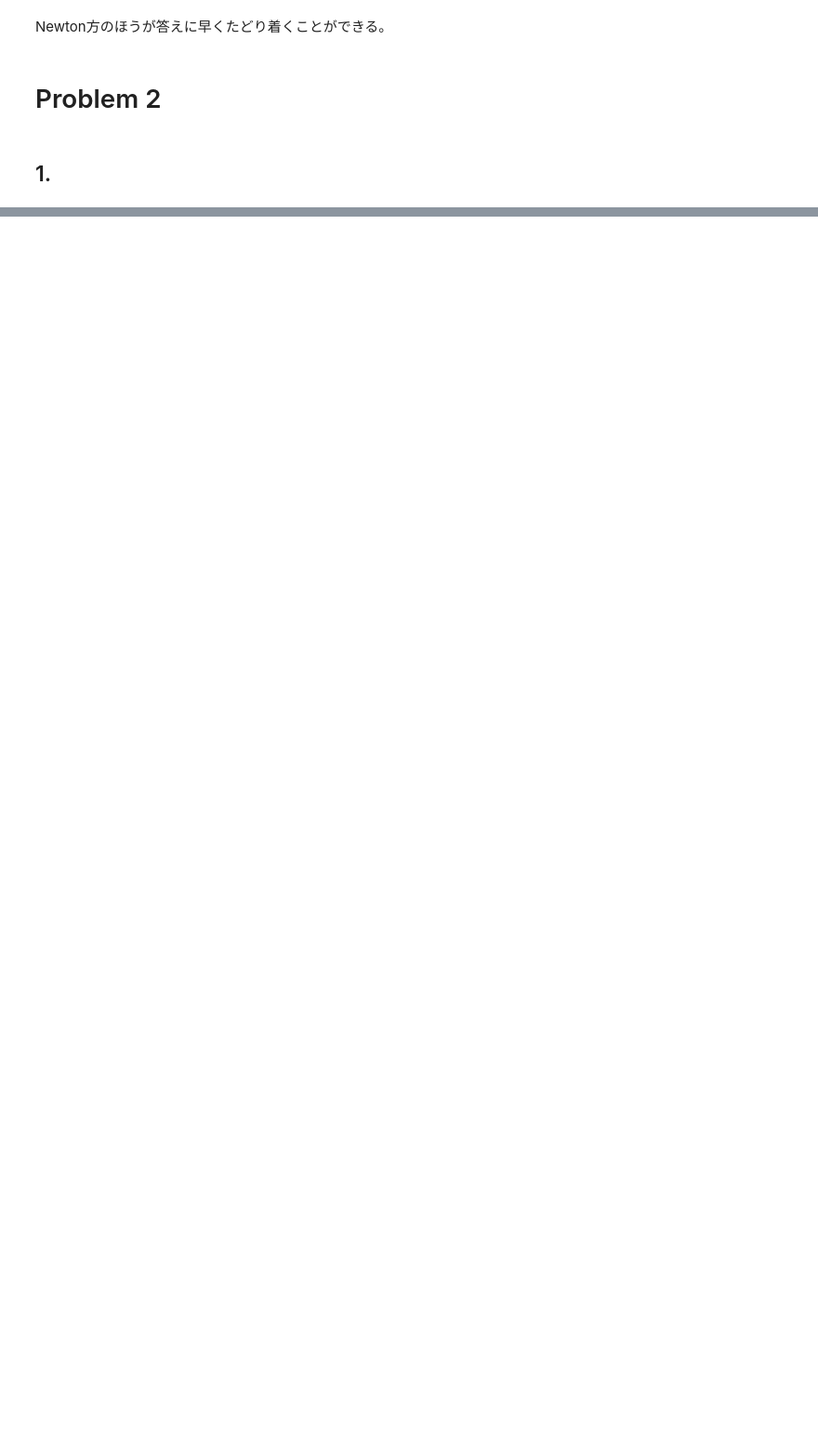
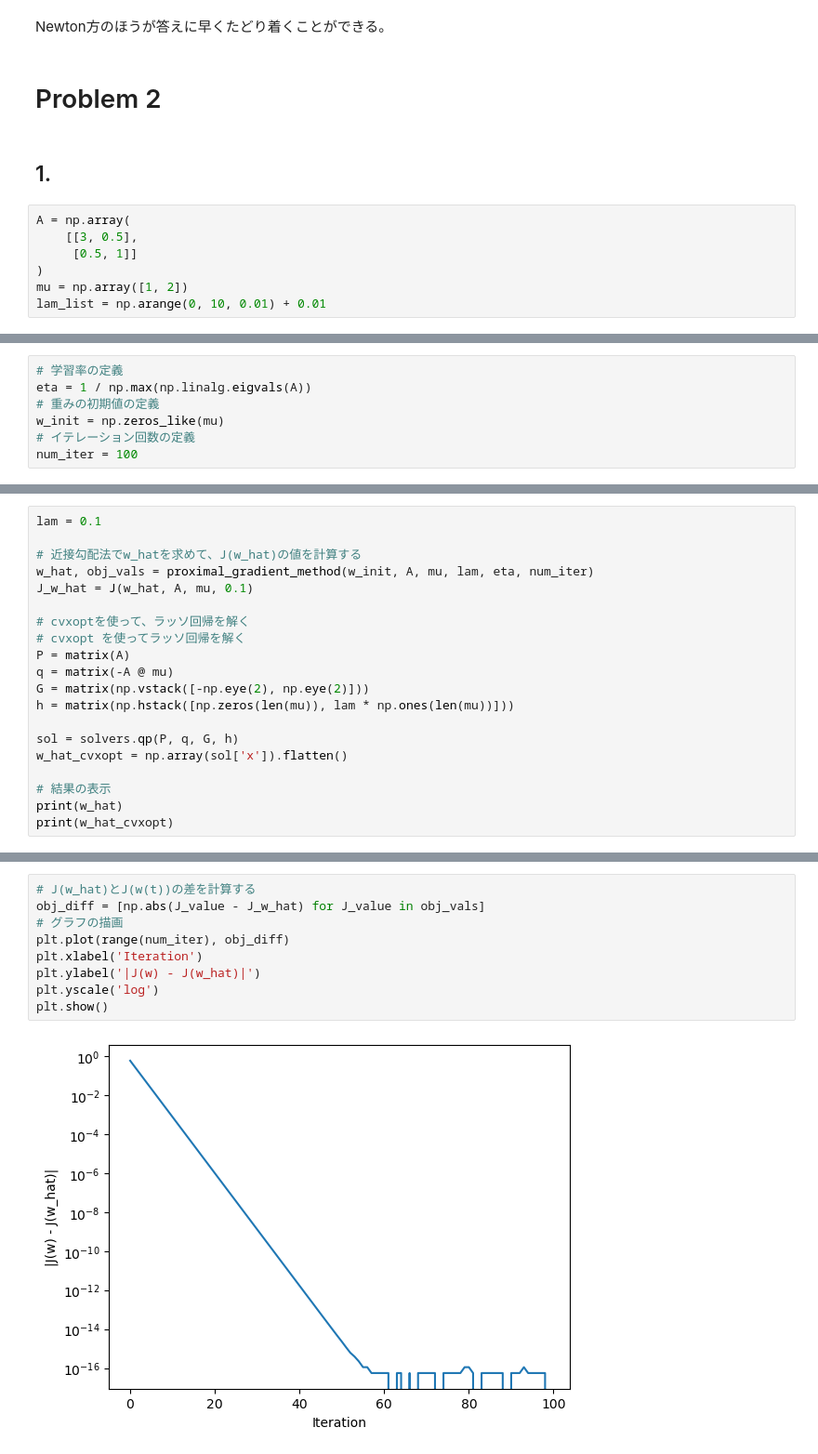
Before and after one commit to udaizin/adv_ml, a Jupyter notebook: midterm.ipynb, the cells around one changed output, grey strips where cells are left out. Shown at 93% size. Drawn from its saved outputs; the diff is of its cells as text; blank space fills up the shorter version.

```diff
--- a/midterm.ipynb
+++ b/midterm.ipynb
@@ -125,3 +126,10 @@ Newton方のほうが答えに早くたどり着くことができる。
 # Problem 2
 # %% [markdown]
 ## 1.
+# %%
+A = np.array(
+    [[3, 0.5],
+     [0.5, 1]]
+)
+mu = np.array([1, 2])
+lam_list = np.arange(0, 10, 0.01) + 0.01
@@ -128 +156,8 @@ Newton方のほうが答えに早くたどり着くことができる。
+# %%
+# 学習率の定義
+eta = 1 / np.max(np.linalg.eigvals(A))
+# 重みの初期値の定義
+w_init = np.zeros_like(mu)
+# イテレーション回数の定義
+num_iter = 100
 # %%
@@ -144,0 +181,20 @@ def proximal_gradient_method(w_init, A, mu, lam, eta, num_iter):
+# %%
+lam = 0.1
+
+# 近接勾配法でw_hatを求めて、J(w_hat)の値を計算する
+w_hat, obj_vals = proximal_gradient_method(w_init, A, mu, lam, eta, num_iter)
+J_w_hat = J(w_hat, A, mu, 0.1)
+
+# cvxoptを使って、ラッソ回帰を解く
+# cvxopt を使ってラッソ回帰を解く
+P = matrix(A)
+q = matrix(-A @ mu)
+G = matrix(np.vstack([-np.eye(2), np.eye(2)]))
+h = matrix(np.hstack([np.zeros(len(mu)), lam * np.ones(len(mu))]))
+
+sol = solvers.qp(P, q, G, h)
+w_hat_cvxopt = np.array(sol['x']).flatten()
+
+# 結果の表示
+print(w_hat)
+print(w_hat_cvxopt)
@@ -144,0 +212,11 @@ def proximal_gradient_method(w_init, A, mu, lam, eta, num_iter):
+# %%
+# J(w_hat)とJ(w(t))の差を計算する
+obj_diff = [np.abs(J_value - J_w_hat) for J_value in obj_vals]
+# グラフの描画
+plt.plot(range(num_iter), obj_diff)
+plt.xlabel('Iteration')
+plt.ylabel('|J(w) - J(w_hat)|')
+plt.yscale('log')
+plt.show()
+# %% [output]
+[figure, added]
```
Also changed, not shown: parts of 15 cells of this notebook.
